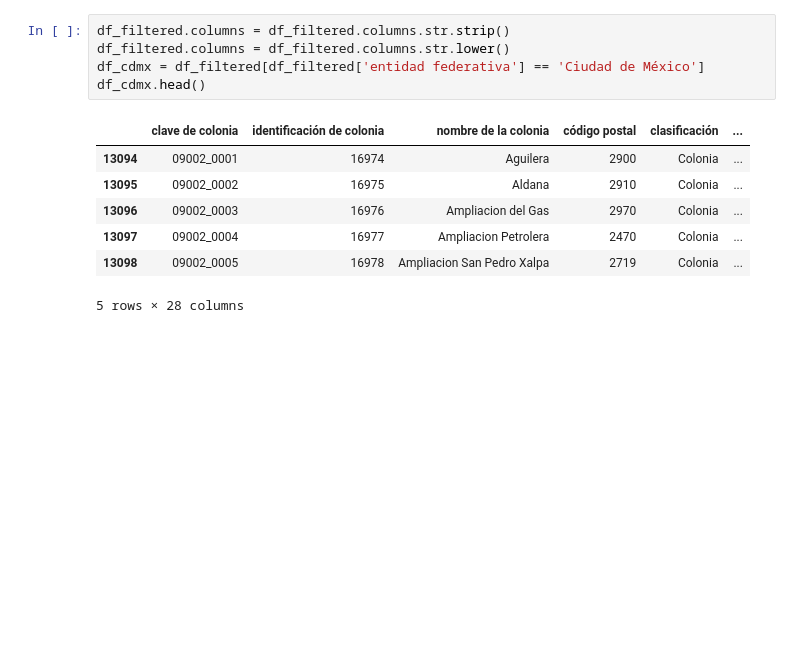
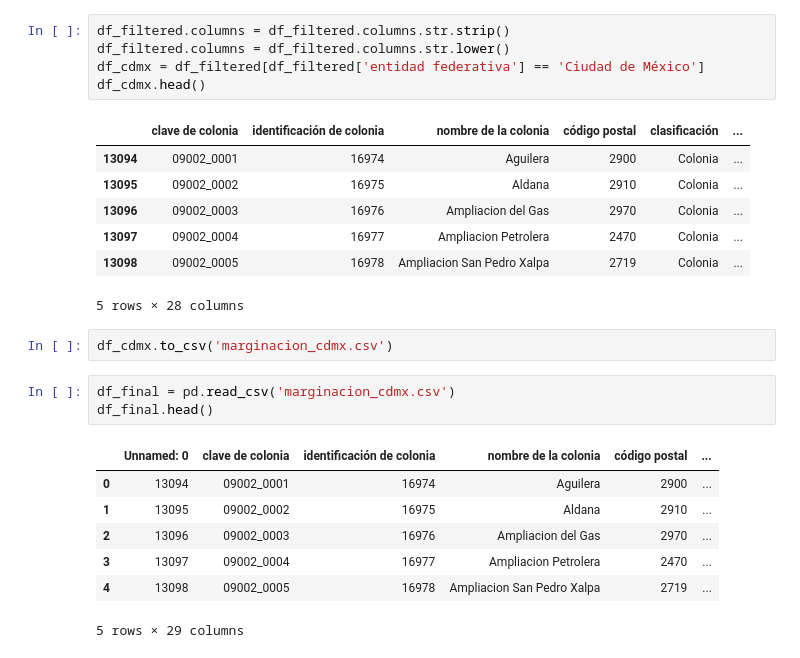
Before and after one commit to HanielUlises/mapa-lumpen-cdmx, a Jupyter notebook: notebook.ipynb, the cells around one changed output. Saved outputs shown, nothing was run; the diff lists cells and outputs as text; blank space fills up the shorter version.

```diff
--- a/notebook.ipynb
+++ b/notebook.ipynb
@@ -35,3 +35,16 @@ df_cdmx.head()
 | 13097 | 09002_0004 | 16977 | Ampliacion Petrolera | 2470 | Colonia | ... |
 | 13098 | 09002_0005 | 16978 | Ampliacion San Pedro Xalpa | 2719 | Colonia | ... |
 5 rows × 28 columns
+# %%
+df_cdmx.to_csv('marginacion_cdmx.csv')
+# %%
+df_final = pd.read_csv('marginacion_cdmx.csv')
+df_final.head()
+# %% [output]
+|  | Unnamed: 0 | clave de colonia | identificación de colonia | nombre de la colonia | código postal | ... |
+| 0 | 13094 | 09002_0001 | 16974 | Aguilera | 2900 | ... |
+| 1 | 13095 | 09002_0002 | 16975 | Aldana | 2910 | ... |
+| 2 | 13096 | 09002_0003 | 16976 | Ampliacion del Gas | 2970 | ... |
+| 3 | 13097 | 09002_0004 | 16977 | Ampliacion Petrolera | 2470 | ... |
+| 4 | 13098 | 09002_0005 | 16978 | Ampliacion San Pedro Xalpa | 2719 | ... |
+5 rows × 29 columns
```
Also changed, not shown: 2 other files.
